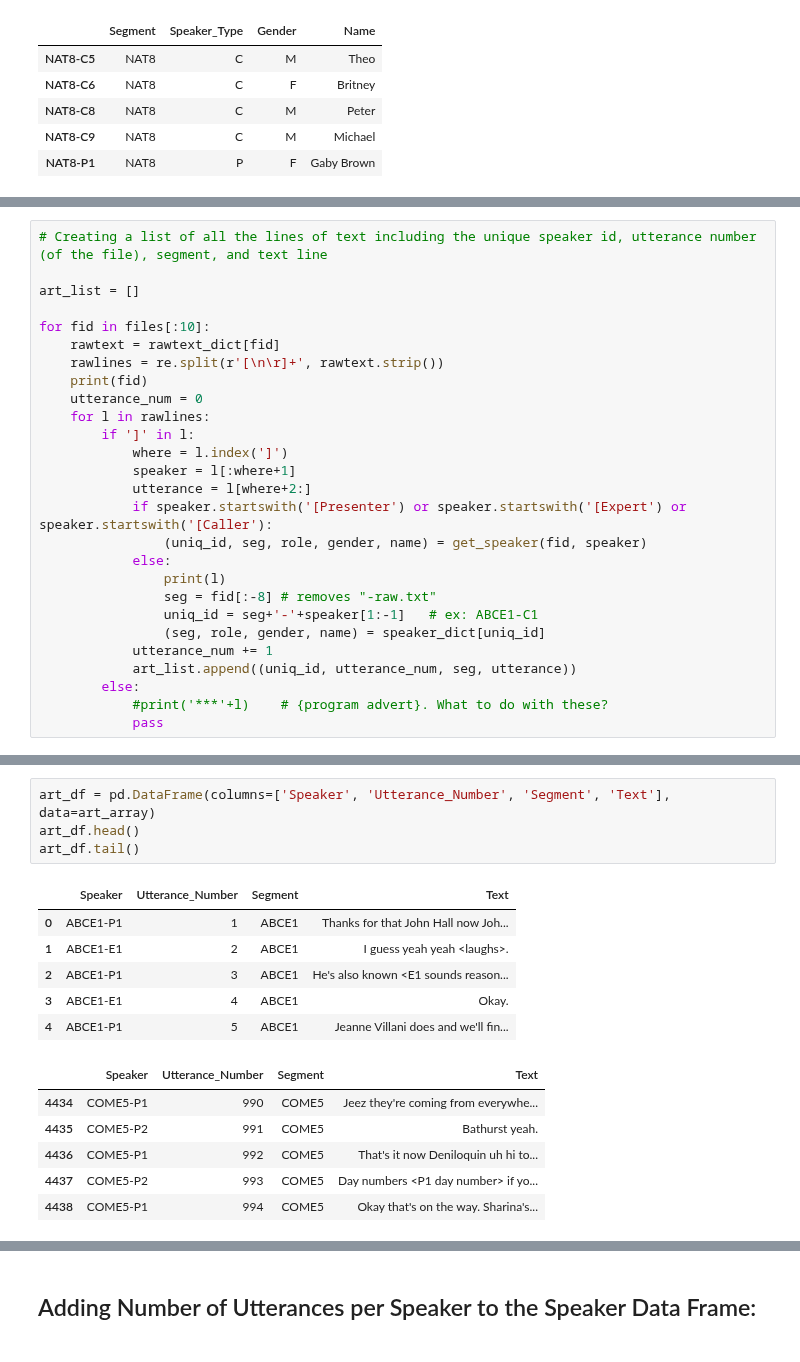
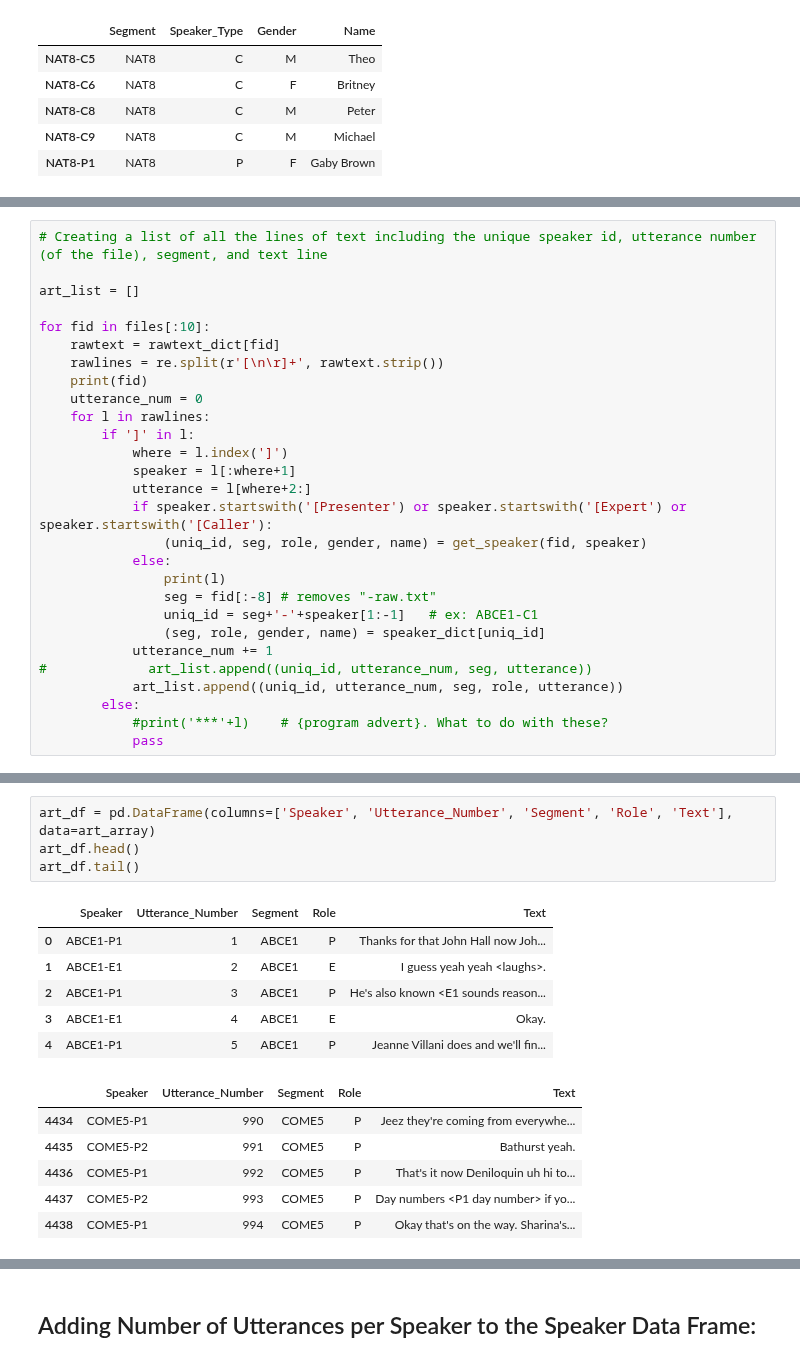
Before and after one commit to Data-Science-for-Linguists/Discourse-Analysis-ART-Corpus, a Jupyter notebook: process-art-corpus.ipynb, the cells around one changed output, grey strips where cells are left out. Cells and saved outputs as stored; diff of their text form.

```diff
--- a/process-art-corpus.ipynb
+++ b/process-art-corpus.ipynb
@@ -485,7 +486,8 @@ for fid in files[:10]:
                 uniq_id = seg+'-'+speaker[1:-1]   # ex: ABCE1-C1
                 (seg, role, gender, name) = speaker_dict[uniq_id]
             utterance_num += 1
-            art_list.append((uniq_id, utterance_num, seg, utterance))
+#             art_list.append((uniq_id, utterance_num, seg, utterance))
+            art_list.append((uniq_id, utterance_num, seg, role, utterance))
         else:
             #print('***'+l)    # {program advert}. What to do with these?
             pass
@@ -544,21 +547,21 @@ array([['ABCE1-P1', '1', 'ABCE1',
       dtype='<U2554')
 # %%
-art_df = pd.DataFrame(columns=['Speaker', 'Utterance_Number', 'Segment', 'Text'], data=art_array)
+art_df = pd.DataFrame(columns=['Speaker', 'Utterance_Number', 'Segment', 'Role', 'Text'], data=art_array)
 art_df.head()
 art_df.tail()
 # %% [output]
-|  | Speaker | Utterance_Number | Segment | Text |
-| 0 | ABCE1-P1 | 1 | ABCE1 | Thanks for that John Hall now Joh... |
-| 1 | ABCE1-E1 | 2 | ABCE1 | I guess yeah yeah <laughs>. |
-| 2 | ABCE1-P1 | 3 | ABCE1 | He's also known <E1 sounds reason... |
-| 3 | ABCE1-E1 | 4 | ABCE1 | Okay. |
-| 4 | ABCE1-P1 | 5 | ABCE1 | Jeanne Villani does and we'll fin... |
+|  | Speaker | Utterance_Number | Segment | Role | Text |
+| 0 | ABCE1-P1 | 1 | ABCE1 | P | Thanks for that John Hall now Joh... |
+| 1 | ABCE1-E1 | 2 | ABCE1 | E | I guess yeah yeah <laughs>. |
+| 2 | ABCE1-P1 | 3 | ABCE1 | P | He's also known <E1 sounds reason... |
+| 3 | ABCE1-E1 | 4 | ABCE1 | E | Okay. |
+| 4 | ABCE1-P1 | 5 | ABCE1 | P | Jeanne Villani does and we'll fin... |
-|  | Speaker | Utterance_Number | Segment | Text |
-| 4434 | COME5-P1 | 990 | COME5 | Jeez they're coming from everywhe... |
-| 4435 | COME5-P2 | 991 | COME5 | Bathurst yeah. |
-| 4436 | COME5-P1 | 992 | COME5 | That's it now Deniloquin uh hi to... |
-| 4437 | COME5-P2 | 993 | COME5 | Day numbers <P1 day number> if yo... |
-| 4438 | COME5-P1 | 994 | COME5 | Okay that's on the way. Sharina's... |
+|  | Speaker | Utterance_Number | Segment | Role | Text |
+| 4434 | COME5-P1 | 990 | COME5 | P | Jeez they're coming from everywhe... |
+| 4435 | COME5-P2 | 991 | COME5 | P | Bathurst yeah. |
+| 4436 | COME5-P1 | 992 | COME5 | P | That's it now Deniloquin uh hi to... |
+| 4437 | COME5-P2 | 993 | COME5 | P | Day numbers <P1 day number> if yo... |
+| 4438 | COME5-P1 | 994 | COME5 | P | Okay that's on the way. Sharina's... |
 # %%
 # Sets the index to the speaker and utterance number
 
```
Also changed, not shown: parts of 15 cells of this notebook, 1 other file.
